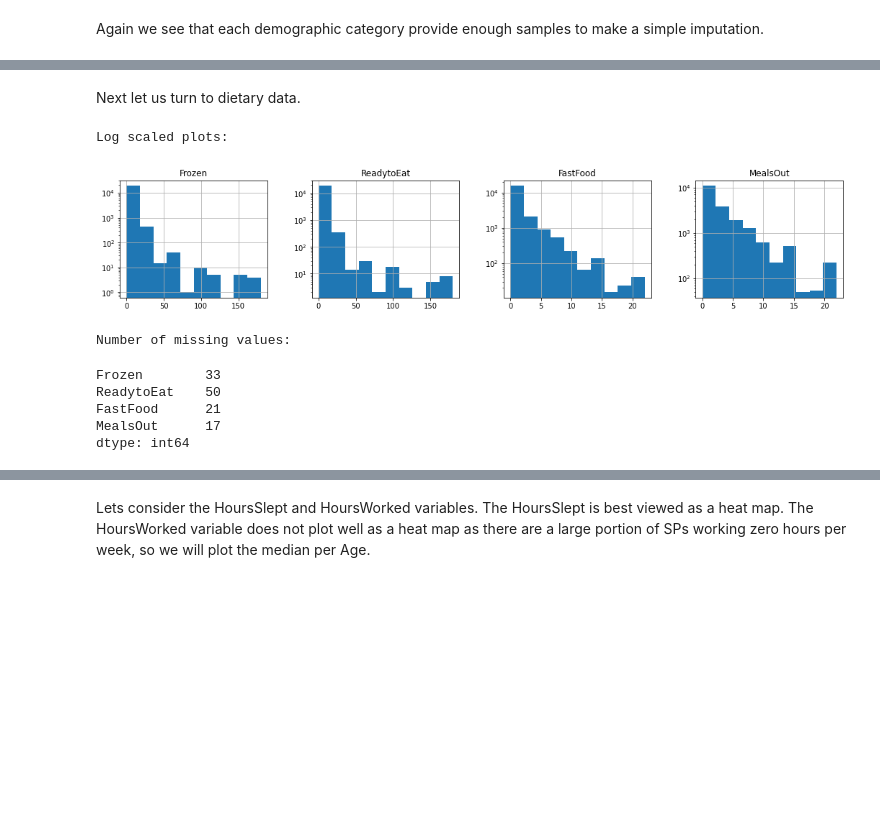
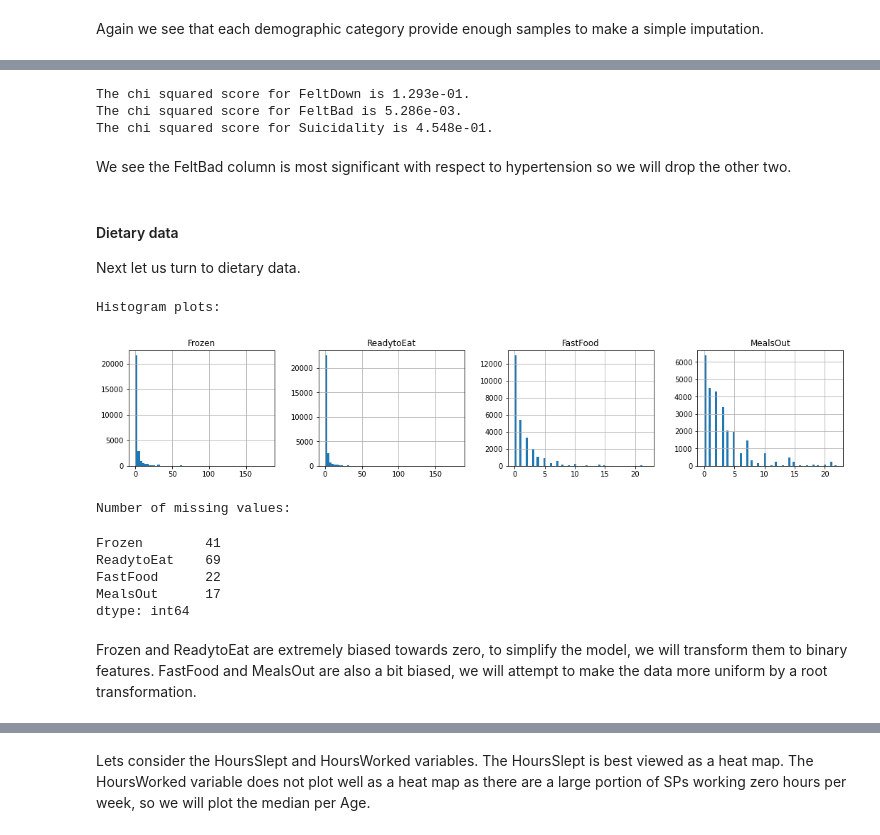
Before and after one commit to rajindermavi/NHANES, a Jupyter notebook: HypertensiveEDA.ipynb, the cells around one changed output, grey strips where cells are left out. Cells and saved outputs as stored; diff of their text form; code cells hidden in the pictures; blank space fills up the shorter version.

```diff
--- a/HypertensiveEDA.ipynb
+++ b/HypertensiveEDA.ipynb
@@ -277,0 +364,8 @@ The VigWork, and ModWork columns are are the least significant variables with re
+# %%
+PregnancyFeats = ['PregnantEver', 'PregnantNow']
+
+df_Pregnancy = df_train[PregnancyFeats]
+
+fig, axis = plt.subplots(1,2,figsize=(8, 4))
+df_Pregnancy.hist(ax=axis,bins = 2)
+plt.show()
@@ -277,0 +376,11 @@ The VigWork, and ModWork columns are are the least significant variables with re
+# %%
+for col in PregnancyFeats:
+    contingency = pd.crosstab(index=[df_train[col]], columns=df_train['Hypertensive'], margins=True)
+    p = chi2_contingency(contingency)[1]
+
+    line = 'The chi squared score for ' + col + ' is {:.3e}.'
+    print(line.format(p))
+    print('Proportion of hypertensive with respect to '+col+':')
+    print(df_train.groupby(col)['Hypertensive'].mean())
+    print(df_train.groupby(col)['Hypertensive'].value_counts())
+    print('\n')
@@ -278 +407,6 @@ The VigWork, and ModWork columns are are the least significant variables with re
+# %%
+for feat in PregnancyFeats:
+    median = df_train[feat].median()
+    df_train.loc[df_train[feat].isna(), feat] = median
+    df_test.loc[df_test[feat].isna(), feat] = median
 # %% [markdown]
@@ -340,24 +521,49 @@ for col in ord_feats:
+# %%
+for col in MentalHealth:
+    contingency = pd.crosstab(index=[df_train[col]], columns=df_train['Hypertensive'], margins=True)
+    p = chi2_contingency(contingency)[1]
+
+    line = 'The chi squared score for ' + col + ' is {:.3e}.'
+    print(line.format(p))
+# %% [output]
+The chi squared score for FeltDown is 1.293e-01.
+The chi squared score for FeltBad is 5.286e-03.
+The chi squared score for Suicidality is 4.548e-01.
+# %% [markdown]
+We see the FeltBad column is most significant with respect to hypertension so we will drop the other two.
+# %%
+df_train = df_train.drop(['FeltDown','Suicidality'],axis = 1)
+df_test = df_test.drop(['FeltDown','Suicidality'],axis = 1)
+
+# Impute missing values for FeltBad column
+median = df_train['FeltBad'].median()
+df_train.loc[df_train['FeltBad'].isna(), 'FeltBad'] = median
+df_test.loc[df_test['FeltBad'].isna(), 'FeltBad'] = median
 # %% [markdown]
+#### Dietary data
+
 Next let us turn to dietary data.
 # %%
 diet = ['Frozen', 'ReadytoEat', 'FastFood', 'MealsOut']
 
 df_diet = df_train[diet]
 
 
 fig, axis = plt.subplots(1,4,figsize=(18, 3))
-df_diet.hist(ax=axis)
-axis[0].set_yscale('log'); axis[1].set_yscale('log'); axis[2].set_yscale('log'); axis[3].set_yscale('log');
-print('Log scaled plots:')
+df_diet.hist(ax=axis,bins = 60)
+#axis[0].set_yscale('log'); axis[1].set_yscale('log'); axis[2].set_yscale('log'); axis[3].set_yscale('log');
+print('Histogram plots:')
 plt.show()
 print('Number of missing values: ')
 df_diet.isna().sum()
 # %% [output]
-Log scaled plots:
+Histogram plots:
-[figure, old version]
+[figure, new version]
 Number of missing values:
-Frozen        33
-ReadytoEat    50
-FastFood      21
+Frozen        41
+ReadytoEat    69
+FastFood      22
 MealsOut      17
 dtype: int64
+# %% [markdown]
+Frozen and ReadytoEat are extremely biased towards zero, to simplify the model, we will transform them to binary features. FastFood and MealsOut are also a bit biased, we will attempt to make the data more uniform by a root transformation.
```
Also changed, not shown: parts of 72 cells of this notebook.
